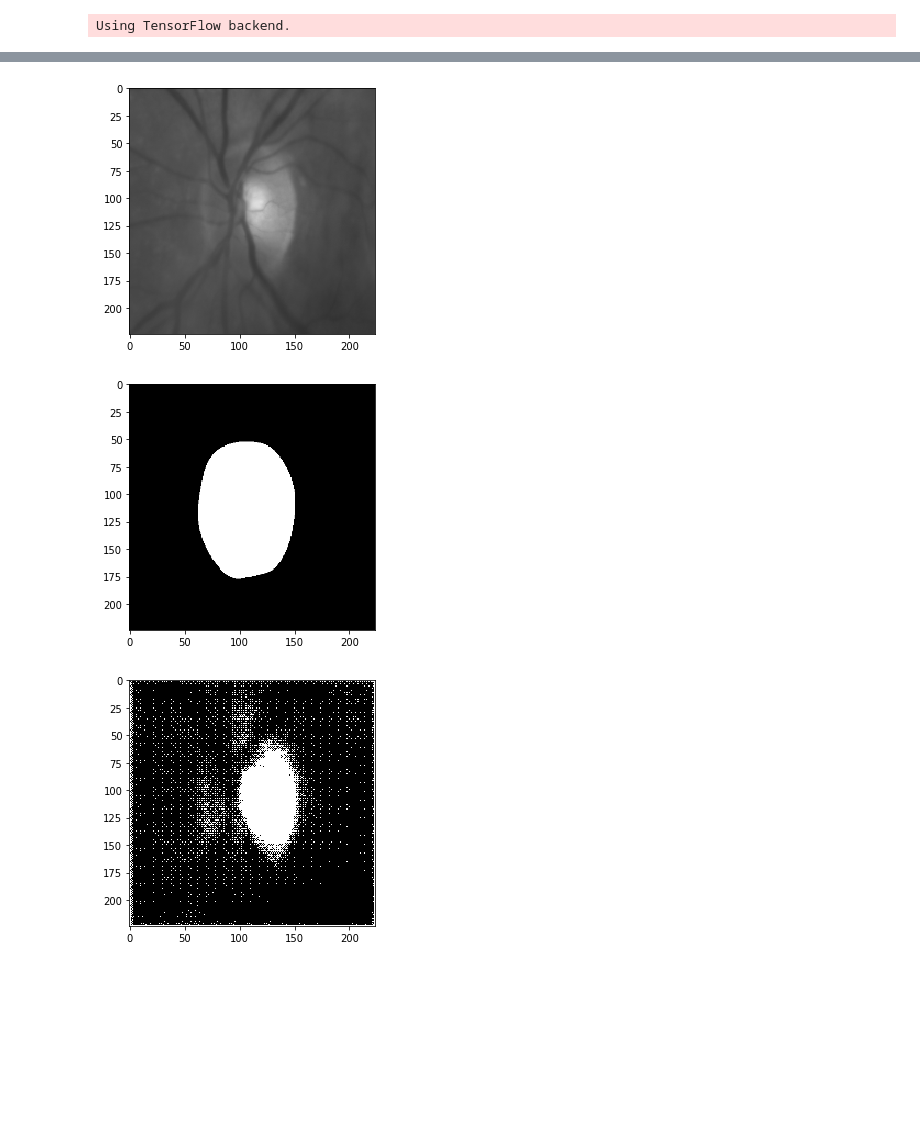
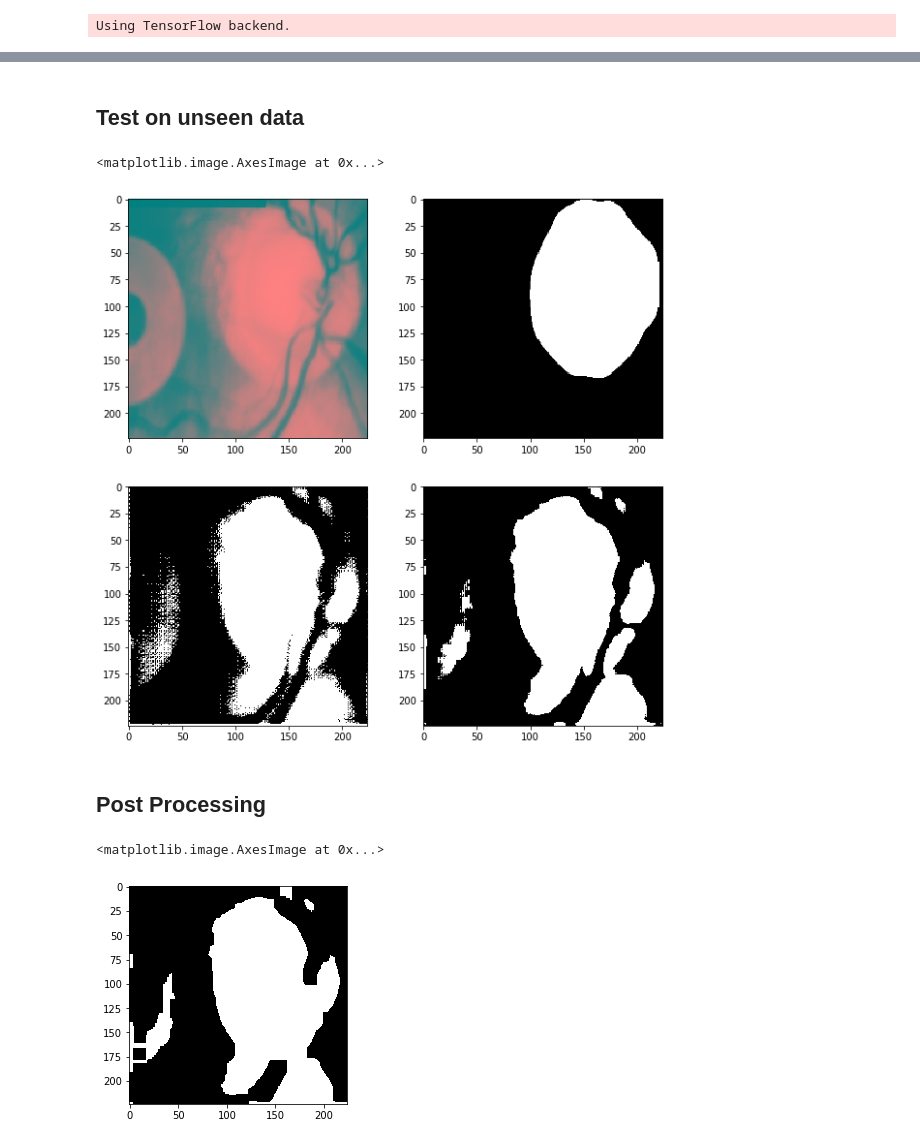
Before and after one commit to AndreaR23/vessel_segmentation, a Jupyter notebook: UNET_Test_optic_disk.ipynb, the cells around one changed output, grey strips where cells are left out. Saved outputs shown, nothing was run; the diff lists cells and outputs as text; code cells hidden in the pictures; blank space fills up the shorter version.

```diff
--- a/UNET_Test_optic_disk.ipynb
+++ b/UNET_Test_optic_disk.ipynb
@@ -104,0 +137,2 @@ preds_t = (preds > 0.15)
+# %% [markdown]
+## Test on unseen data
@@ -105,7 +141,8 @@ preds_t = (preds > 0.15)
 # %%
+preds_t = (preds > 0.09)
 prediction = np.squeeze(preds_t*1)
 # %%
-idx = 2
+idx = 10
 
 plt.figure(figsize=(10,10))
 plt.subplot(221)
@@ -117,6 +154,7 @@ plt.imshow(prediction[idx], cmap='gray')
 plt.subplot(224)
 plt.imshow(medfilt2d(prediction[idx].astype(np.uint8), 5), cmap='gray')
 # %% [output]
+<matplotlib.image.AxesImage at 0x...>
-[figure, old version]
+[figure, new version]
-[figure, removed]
-[figure, removed]
+# %% [markdown]
+## Post Processing
@@ -122,0 +167,9 @@ plt.imshow(medfilt2d(prediction[idx].astype(np.uint8), 5), cmap='gray')
+# %%
+test_img_filtered = medfilt2d(prediction[idx].astype(np.uint8), 5)
+# %%
+kernel = np.ones((12,12),np.uint8)
+closing = cv2.morphologyEx(test_img_filtered, cv2.MORPH_CLOSE, kernel)
+plt.imshow(closing, cmap='gray')
+# %% [output]
+<matplotlib.image.AxesImage at 0x...>
+[figure, added]
```
Also changed, not shown: parts of 17 cells of this notebook, 4 other files.
